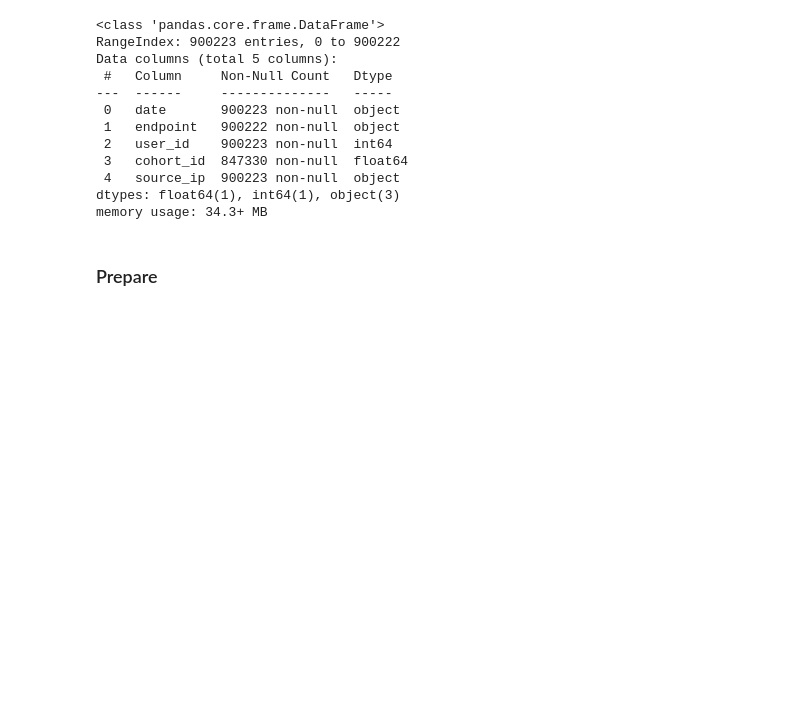
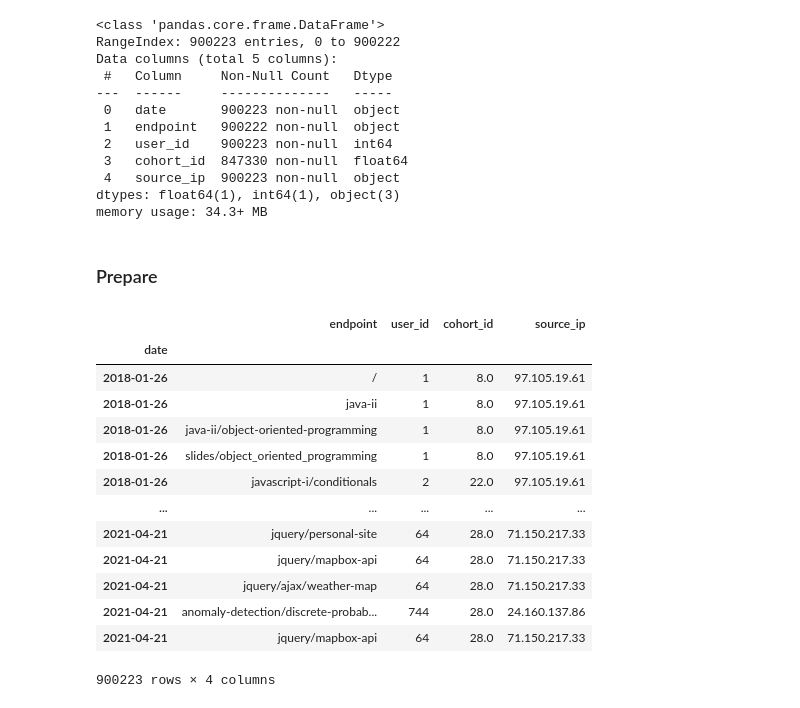
Before and after one commit to rajeshlamichhane04/anomaly-detection-exercises, a Jupyter notebook: time_series_anomaly_detection.ipynb, the cells around one changed output. Saved outputs shown, nothing was run; the diff lists cells and outputs as text; code cells hidden in the pictures; blank space fills up the shorter version.

```diff
--- a/time_series_anomaly_detection.ipynb
+++ b/time_series_anomaly_detection.ipynb
@@ -63,3 +66,21 @@ memory usage: 34.3+ MB
 df.date = df.date.astype("datetime64")
 #set date into index
 df = df.set_index("date").sort_index()
+# %%
+#now check the head
+df
+# %% [output]
+|  | endpoint | user_id | cohort_id | source_ip |
+| date |  |  |  |  |
+| 2018-01-26 | / | 1 | 8.0 | 97.105.19.61 |
+| 2018-01-26 | java-ii | 1 | 8.0 | 97.105.19.61 |
+| 2018-01-26 | java-ii/object-oriented-programming | 1 | 8.0 | 97.105.19.61 |
+| 2018-01-26 | slides/object_oriented_programming | 1 | 8.0 | 97.105.19.61 |
+| 2018-01-26 | javascript-i/conditionals | 2 | 22.0 | 97.105.19.61 |
+| ... | ... | ... | ... | ... |
+| 2021-04-21 | jquery/personal-site | 64 | 28.0 | 71.150.217.33 |
+| 2021-04-21 | jquery/mapbox-api | 64 | 28.0 | 71.150.217.33 |
+| 2021-04-21 | jquery/ajax/weather-map | 64 | 28.0 | 71.150.217.33 |
+| 2021-04-21 | anomaly-detection/discrete-probab... | 744 | 28.0 | 24.160.137.86 |
+| 2021-04-21 | jquery/mapbox-api | 64 | 28.0 | 71.150.217.33 |
+900223 rows × 4 columns
```
Also changed, not shown: parts of 48 cells of this notebook.
